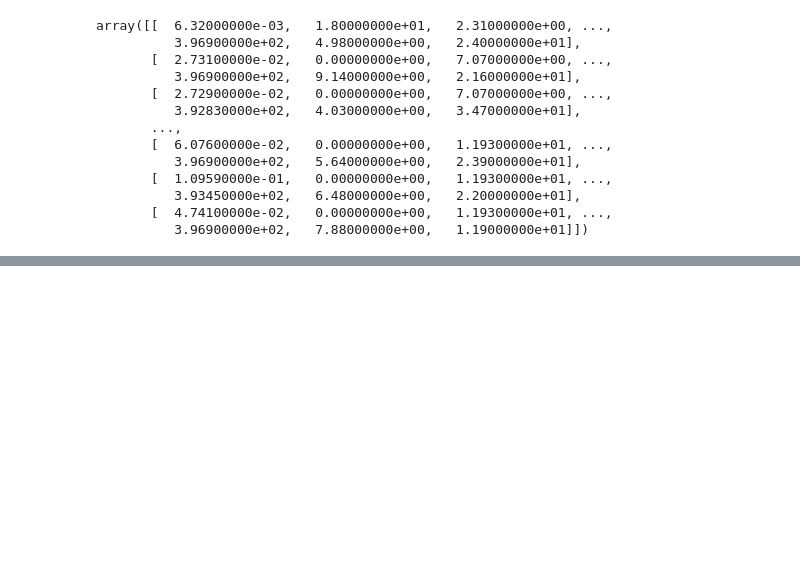
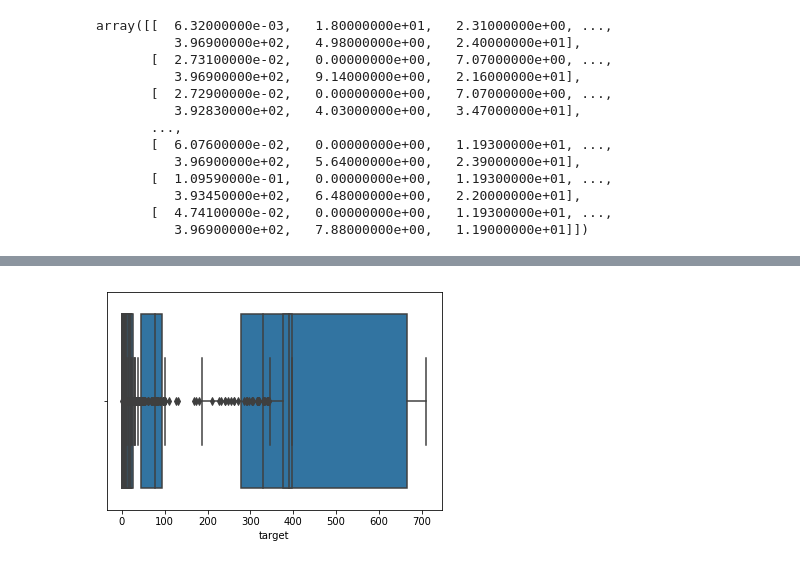
Before and after one commit to npradaschnor/machine-learning-project, a Jupyter notebook: Boston_House_Dataset.ipynb, the cells around one changed output, grey strips where cells are left out. Cells and saved outputs as stored; diff of their text form; code cells hidden in the pictures; blank space fills up the shorter version.

```diff
--- a/Boston_House_Dataset.ipynb
+++ b/Boston_House_Dataset.ipynb
@@ -103,3 +111,22 @@ df_bsn.describe()
+# %%
+#Checking for outliers
+
+sns.boxplot(x=df_bsn['CRIM'])
+sns.boxplot(x=df_bsn['ZN'])
+sns.boxplot(x=df_bsn['INDUS'])
+sns.boxplot(x=df_bsn['NOX'])
+sns.boxplot(x=df_bsn['RM'])
+sns.boxplot(x=df_bsn['AGE'])
+sns.boxplot(x=df_bsn['DIS'])
+sns.boxplot(x=df_bsn['RAD'])
+sns.boxplot(x=df_bsn['TAX'])
+sns.boxplot(x=df_bsn['PTRATIO'])
+sns.boxplot(x=df_bsn['B'])
+sns.boxplot(x=df_bsn['LSTAT'])
+sns.boxplot(x=df_bsn['target'])
+plt.show()
+# %% [output]
+[figure, added]
 # %%
 #Split the input and the output variables
 
```
Also changed, not shown: parts of 31 cells of this notebook.
